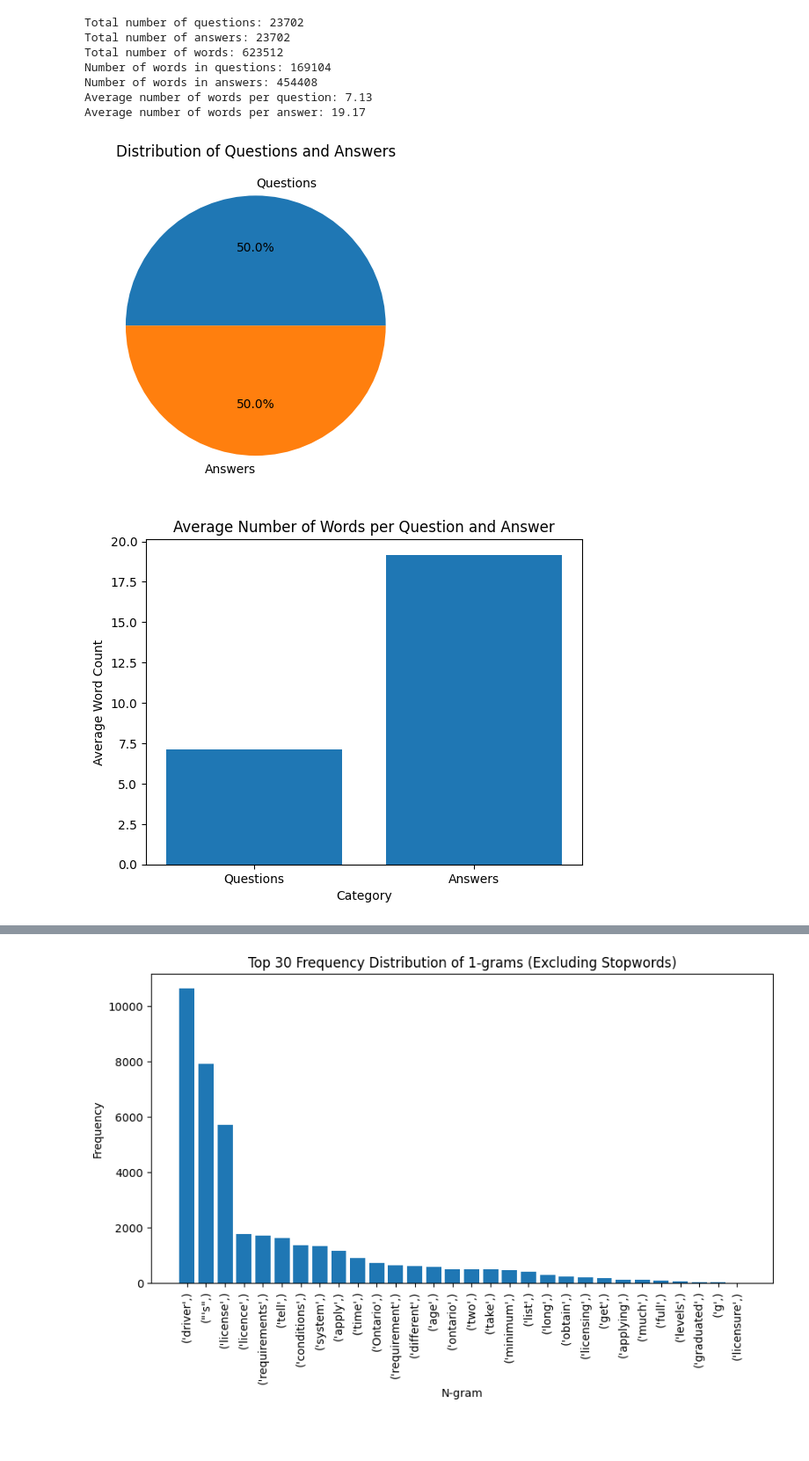
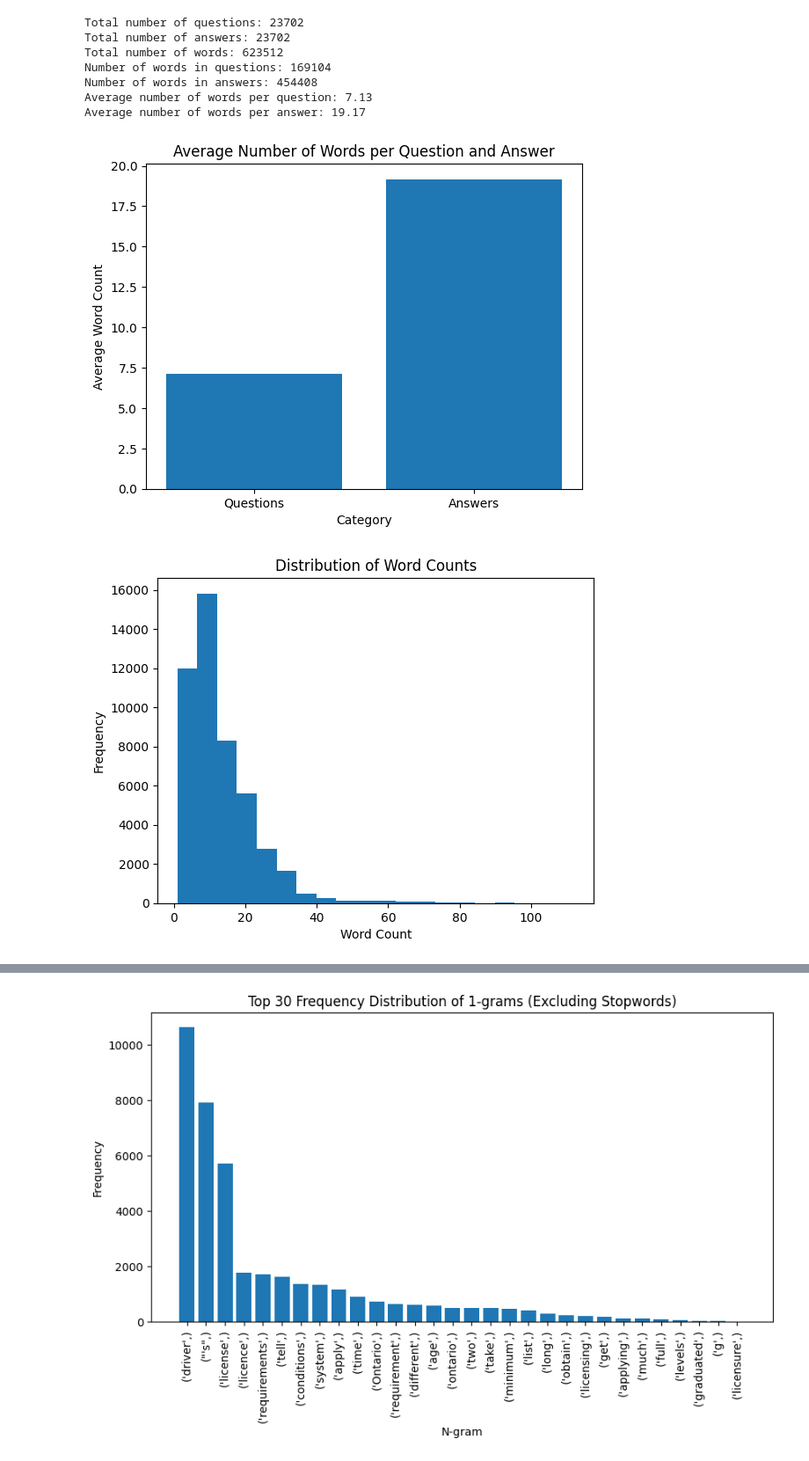
Before and after one commit to Snigdha05/MRP_StreetSmart, a Jupyter notebook: Code Files/MRP_Data_Analysis.ipynb, the cells around one changed output, grey strips where cells are left out. Shown at 88% size. Cells and saved outputs as stored; diff of their text form; code cells hidden in the pictures; blank space fills up the shorter version.

```diff
--- a/Code Files/MRP_Data_Analysis.ipynb
+++ b/Code Files/MRP_Data_Analysis.ipynb
@@ -252,40 +213,22 @@ Average number of words per question: 7.13
 Average number of words per answer: 19.17
 # %%
 import matplotlib.pyplot as plt
-
-# Pie Chart
-labels = ['Questions', 'Answers']
-sizes = [total_questions, total_answers]
-plt.pie(sizes, labels=labels, autopct='%1.1f%%')
-plt.title('Distribution of Questions and Answers')
-plt.show()
-
 # Bar Chart
 categories = ['Questions', 'Answers']
 avg_word_counts = [avg_words_per_question, avg_words_per_answer]
 plt.bar(categories, avg_word_counts)
 plt.xlabel('Category')
 plt.ylabel('Average Word Count')
 plt.title('Average Number of Words per Question and Answer')
 plt.show()
 
 # Histogram
 word_lengths = [count_words(text, stop_words) for text in all_text]
 plt.hist(word_lengths, bins=20)
 plt.xlabel('Word Count')
 plt.ylabel('Frequency')
 plt.title('Distribution of Word Counts')
 plt.show()
-
-# Word Cloud
-from wordcloud import WordCloud
-
-wordcloud = WordCloud(width=800, height=400).generate_from_frequencies(dict(top_words))
-plt.figure(figsize=(10, 5))
-plt.imshow(wordcloud, interpolation='bilinear')
-plt.axis('off')
-plt.title('Top 30 Most Used Words')
-plt.show()
 # %% [output]
-[figure, old version]
+[figure, new version]
-[figure, old version]
+[figure, new version]
```
Also changed, not shown: parts of 3 cells of this notebook, 2 other files.
